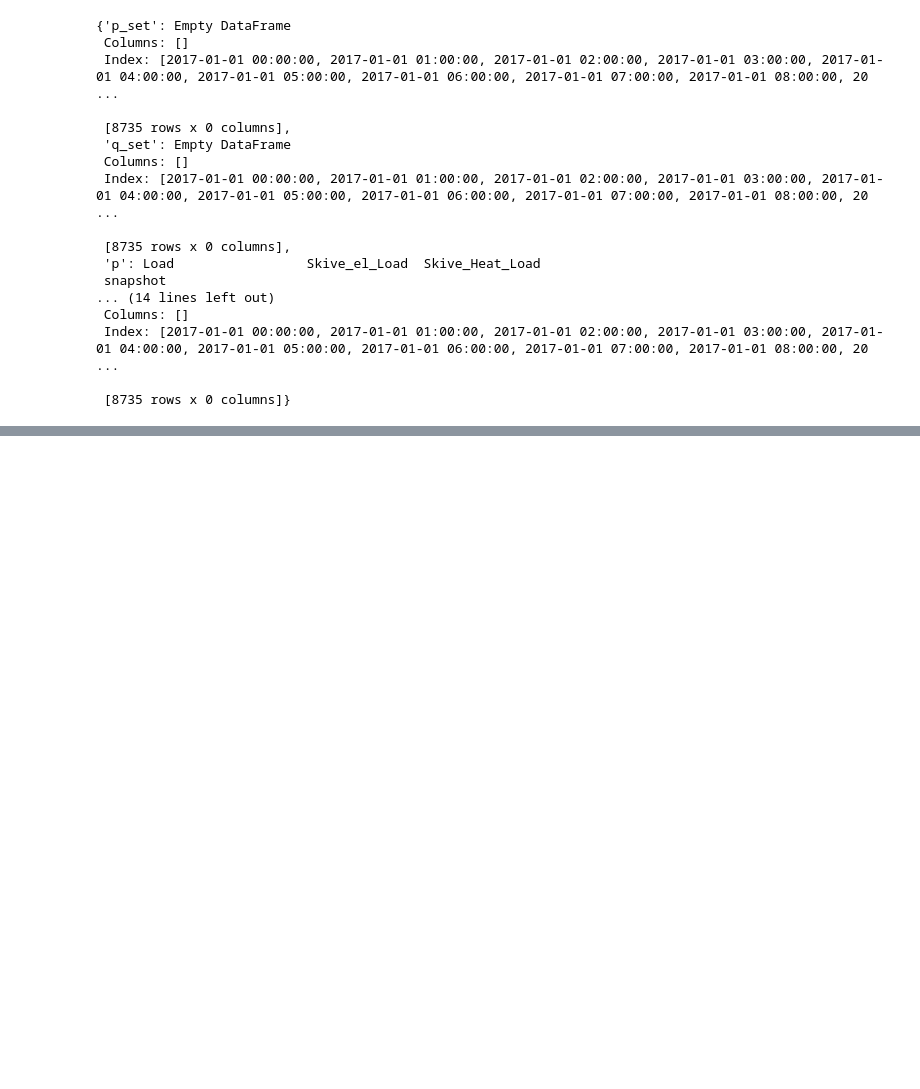
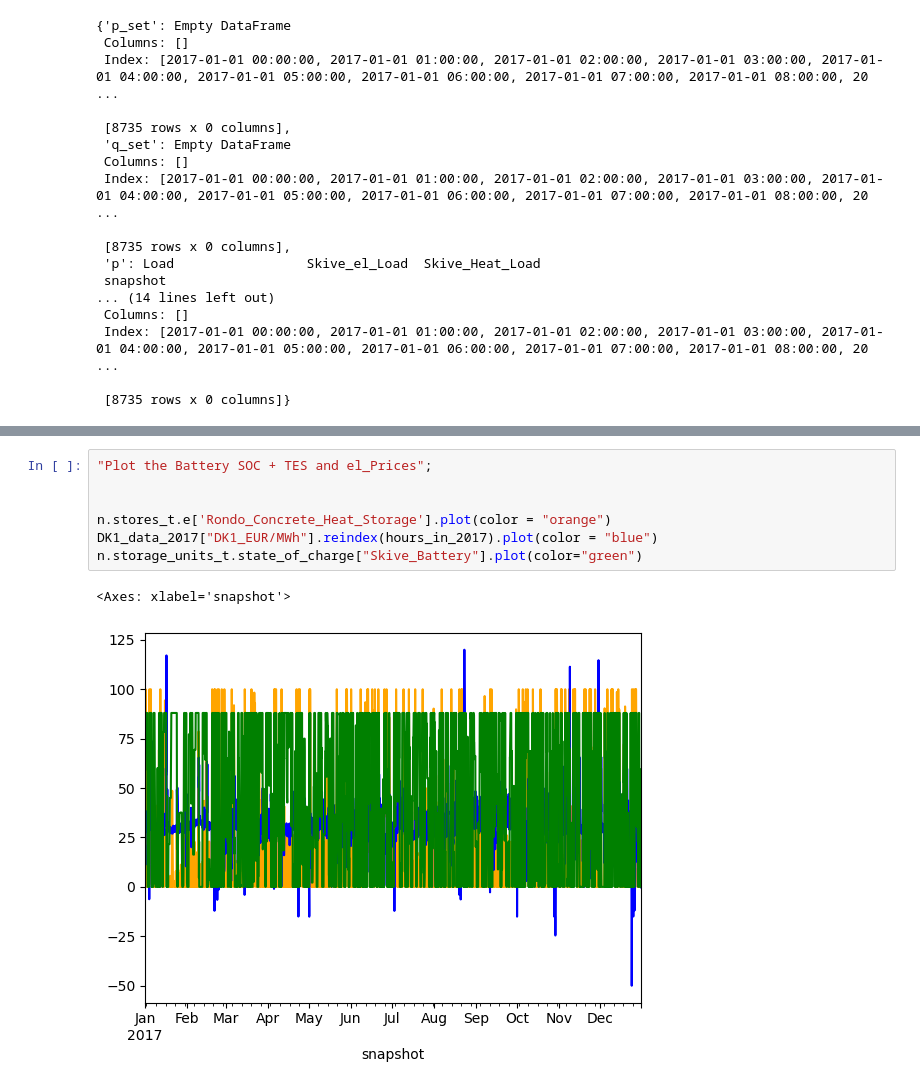
Before and after one commit to pulio12/Msc_Thesis_Greenlab_Skive, a Jupyter notebook: Test_file2.ipynb, the cells around one changed output, grey strips where cells are left out. Saved outputs shown, nothing was run; the diff lists cells and outputs as text; blank space fills up the shorter version.

```diff
--- a/Test_file2.ipynb
+++ b/Test_file2.ipynb
@@ -1021,0 +1028,10 @@ plt.xlim('2017-01-01 00:00Z', '2017-01-03 00:00Z')
+# %%
+"Plot the Battery SOC + TES and el_Prices";
+
+
+n.stores_t.e['Rondo_Concrete_Heat_Storage'].plot(color = "orange")
+DK1_data_2017["DK1_EUR/MWh"].reindex(hours_in_2017).plot(color = "blue")
+n.storage_units_t.state_of_charge["Skive_Battery"].plot(color="green")
+# %% [output]
+<Axes: xlabel='snapshot'>
+[figure, added]
```
Also changed, not shown: parts of 21 cells of this notebook, 1 other file.
